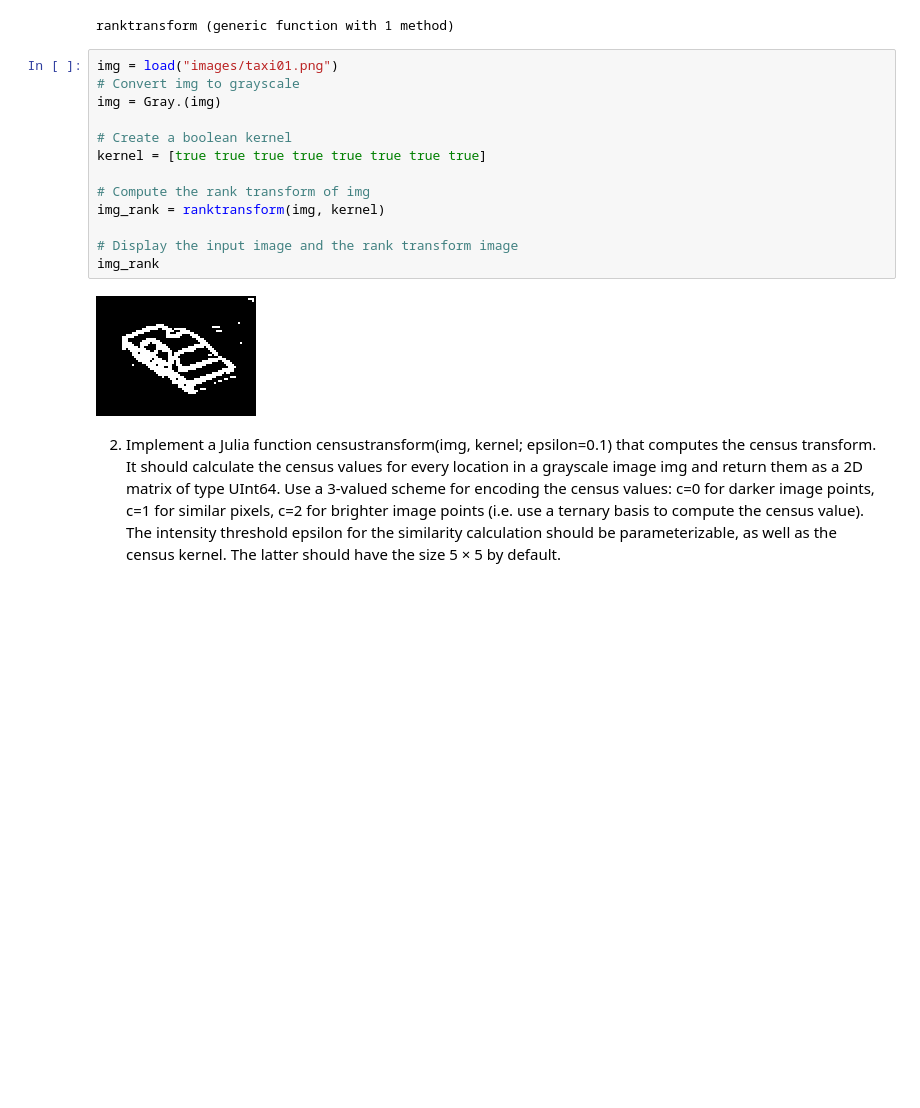
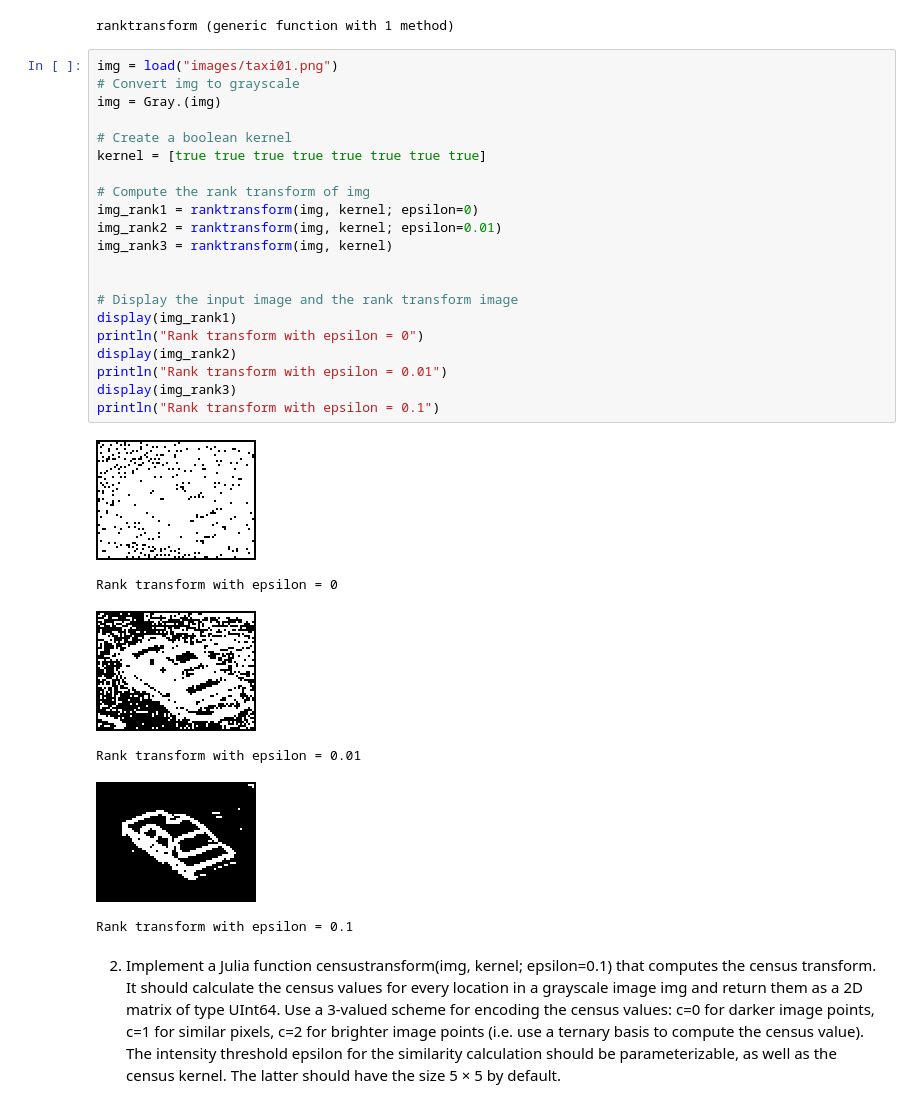
Before and after one commit to LaloVene/computer-vision-II, a Jupyter notebook: Assignment 2/sh02ex01.ipynb, the cells around one changed output. Drawn from its saved outputs; the diff is of its cells as text; blank space fills up the shorter version.

```diff
--- a/Assignment 2/sh02ex01.ipynb
+++ b/Assignment 2/sh02ex01.ipynb
@@ -107,18 +93,31 @@ ranktransform (generic function with 1 method)
 # %%
 img = load("images/taxi01.png")
 # Convert img to grayscale
 img = Gray.(img)
 
 # Create a boolean kernel
 kernel = [true true true true true true true true]
 
 # Compute the rank transform of img
-img_rank = ranktransform(img, kernel)
+img_rank1 = ranktransform(img, kernel; epsilon=0)
+img_rank2 = ranktransform(img, kernel; epsilon=0.01)
+img_rank3 = ranktransform(img, kernel)
+
 
 # Display the input image and the rank transform image
-img_rank
+display(img_rank1)
+println("Rank transform with epsilon = 0")
+display(img_rank2)
+println("Rank transform with epsilon = 0.01")
+display(img_rank3)
+println("Rank transform with epsilon = 0.1")
 # %% [output]
-[figure, old version]
+[figure, new version]
+Rank transform with epsilon = 0
+[figure, added]
+Rank transform with epsilon = 0.01
+[figure, added]
+Rank transform with epsilon = 0.1
 # %% [markdown]
 2. Implement a Julia function censustransform(img, kernel; epsilon=0.1) that computes the census transform. It should calculate the census values for every location in a grayscale image img and return them as a 2D matrix of type UInt64. Use a 3-valued scheme for encoding the census values: c=0 for darker image points, c=1 for similar pixels, c=2 for brighter image points (i.e. use a ternary basis to compute the census value). The intensity threshold epsilon for the similarity calculation should be parameterizable, as well as the census kernel. The latter should have the size 5 × 5 by default.
 # %%
```
Also changed, not shown: parts of 4 cells of this notebook, 1 other file.
